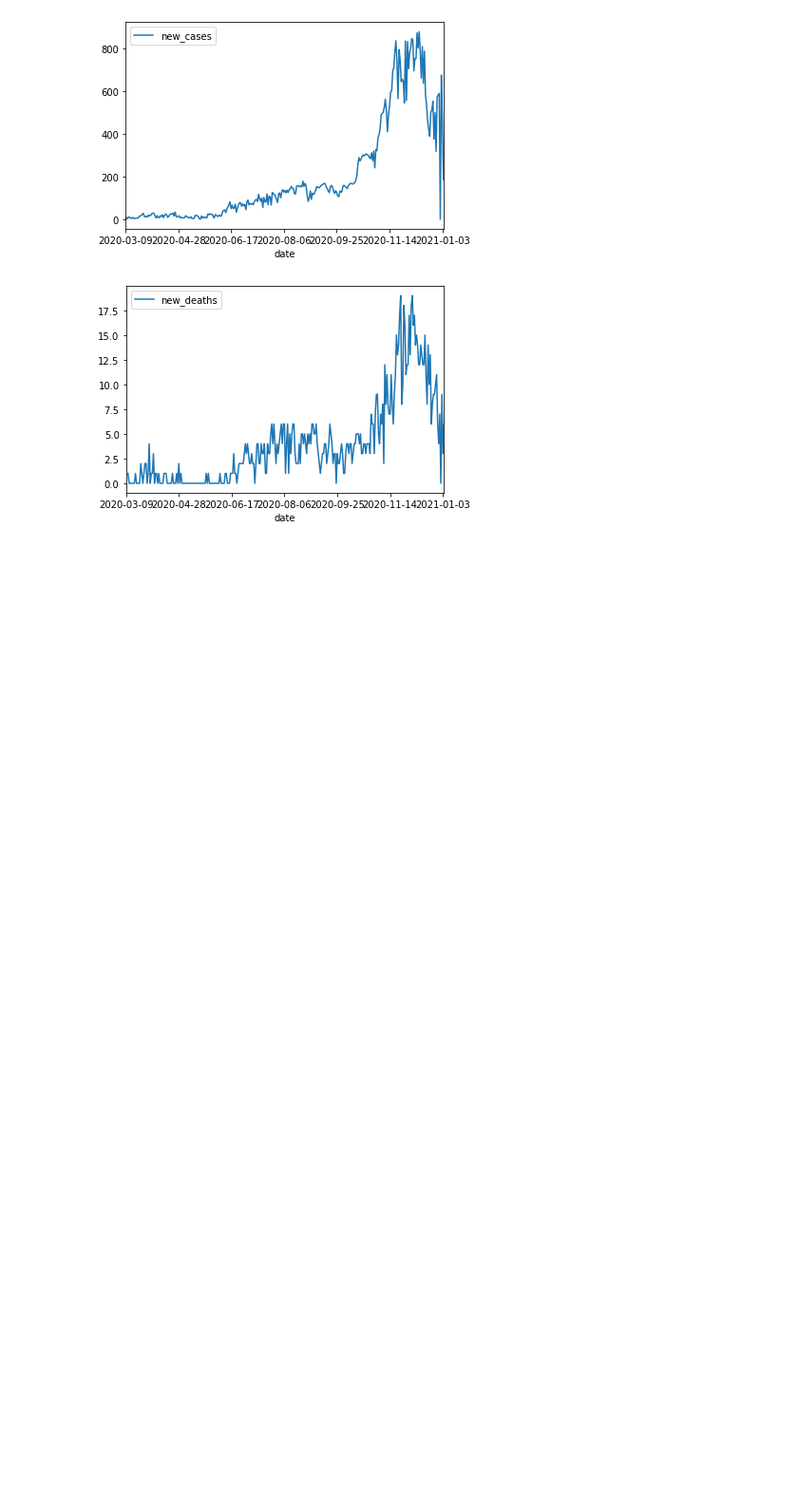
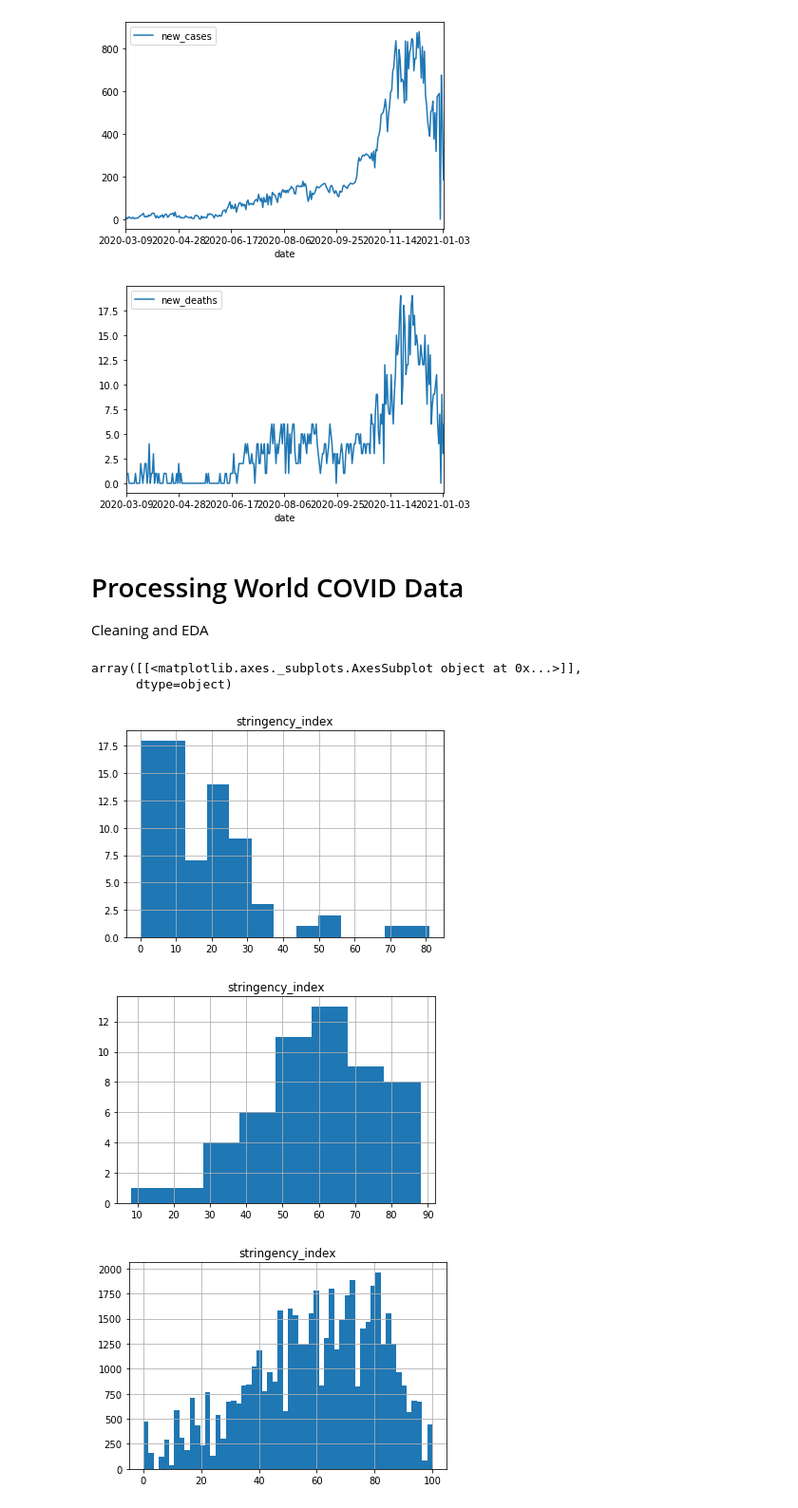
Before and after one commit to lingelizabeth/covid-data, a Jupyter notebook: EDA.ipynb, the cells around one changed output. Shown at 95% size. Drawn from its saved outputs; the diff is of its cells as text; code cells hidden in the pictures; blank space fills up the shorter version.

Commit message:
started data cleaning

```diff
--- a/EDA.ipynb
+++ b/EDA.ipynb
@@ -190,3 +169,16 @@ plt.show()
 # %% [output]
 [figure]
 [figure]
+# %% [markdown]
+# Processing World COVID Data
+Cleaning and EDA
+# %%
+world_covid_df[world_covid_df["date"]=="2020-03-01"].hist(column="stringency_index", bins='auto')
+world_covid_df[world_covid_df["date"]=="2021-01-01"].hist(column="stringency_index", bins='auto')
+world_covid_df.hist(column="stringency_index", bins='auto')
+# %% [output]
+array([[<matplotlib.axes._subplots.AxesSubplot object at 0x...>]],
+      dtype=object)
+[figure, added]
+[figure, added]
+[figure, added]
```
Also changed, not shown: parts of 4 cells of this notebook.
